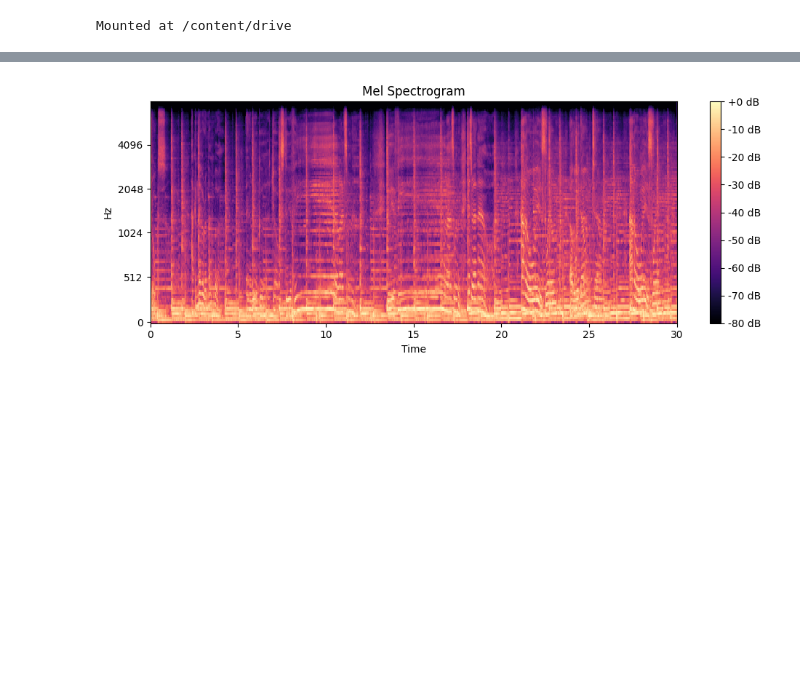
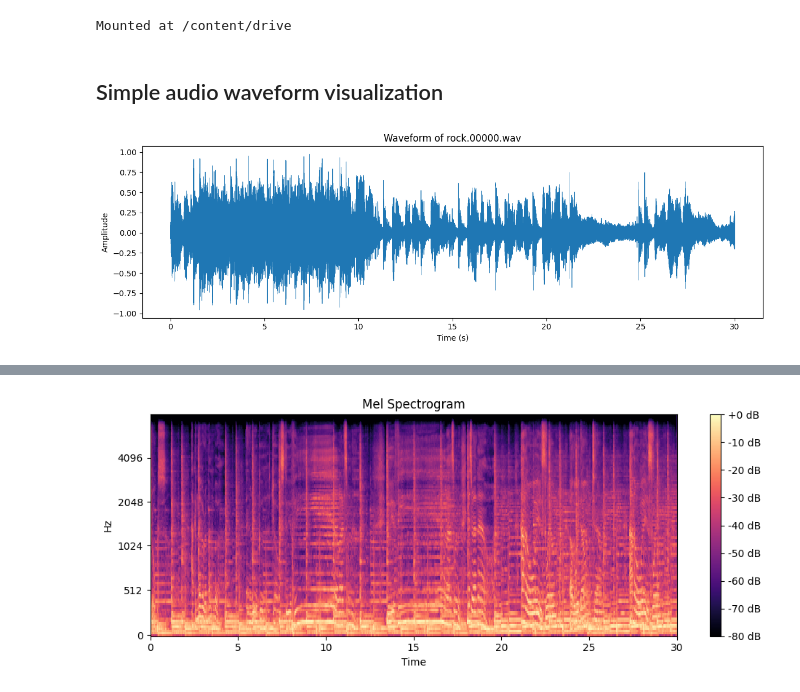
Before and after one commit to lukablaskovic/music-classification-cnn, a Jupyter notebook: nmdu.ipynb, the cells around one changed output, grey strips where cells are left out. Saved outputs shown, nothing was run; the diff lists cells and outputs as text; code cells hidden in the pictures; blank space fills up the shorter version.

```diff
--- a/nmdu.ipynb
+++ b/nmdu.ipynb
@@ -27,3 +29,25 @@ spectrogram_images = {}
 for genre in genres:
     image_files = os.listdir(f'/content/drive/My Drive/NMDU/Projekt/data/GTZAN/images_original/{genre}')
     spectrogram_images[genre] = [Image.open(f'/content/drive/My Drive/NMDU/Projekt/data/GTZAN/images_original/{genre}/{file}') for file in image_files]
+# %% [markdown]
+## Simple audio waveform visualization
+# %%
+import librosa.display
+import matplotlib.pyplot as plt
+import numpy as np
+
+AUDIO_FILE = '/content/drive/My Drive/NMDU/Projekt/data/GTZAN/genres_original/rock/rock.00000.wav'
+samples, sample_rate = librosa.load(AUDIO_FILE, sr=None)
+
+# Generate time values for each sample
+times = np.arange(len(samples)) / sample_rate
+
+plt.figure(figsize=(12, 4))
+plt.plot(times, samples, lw=0.5)
+plt.title(f'Waveform of rock.00000.wav')
+plt.xlabel('Time (s)')
+plt.ylabel('Amplitude')
+plt.tight_layout()
+plt.show()
+# %% [output]
+[figure, added]
```
Also changed, not shown: parts of 10 cells of this notebook.
